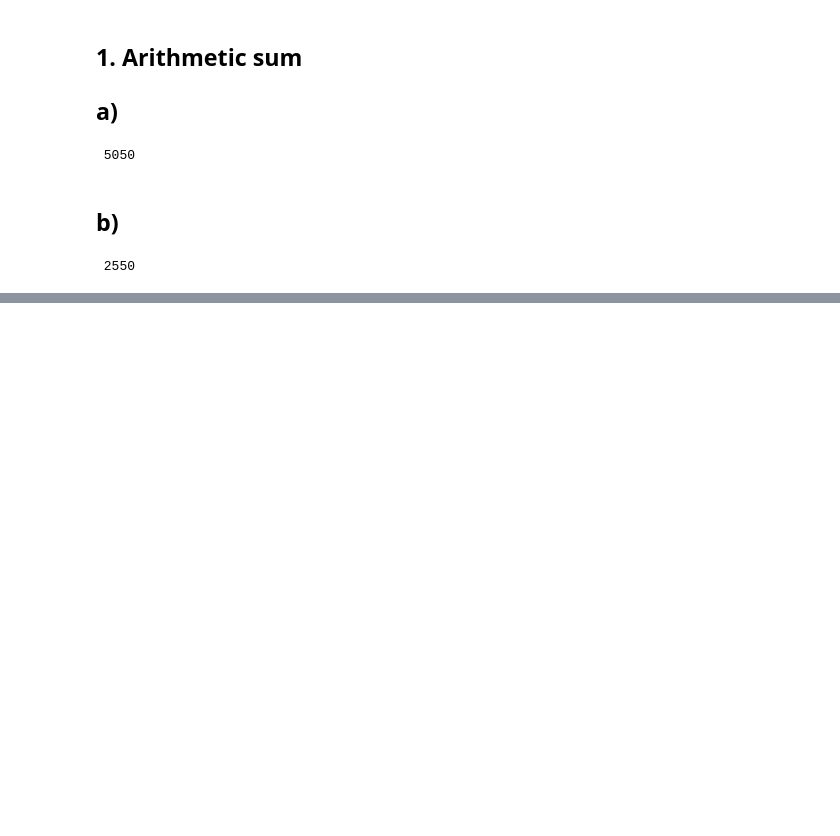
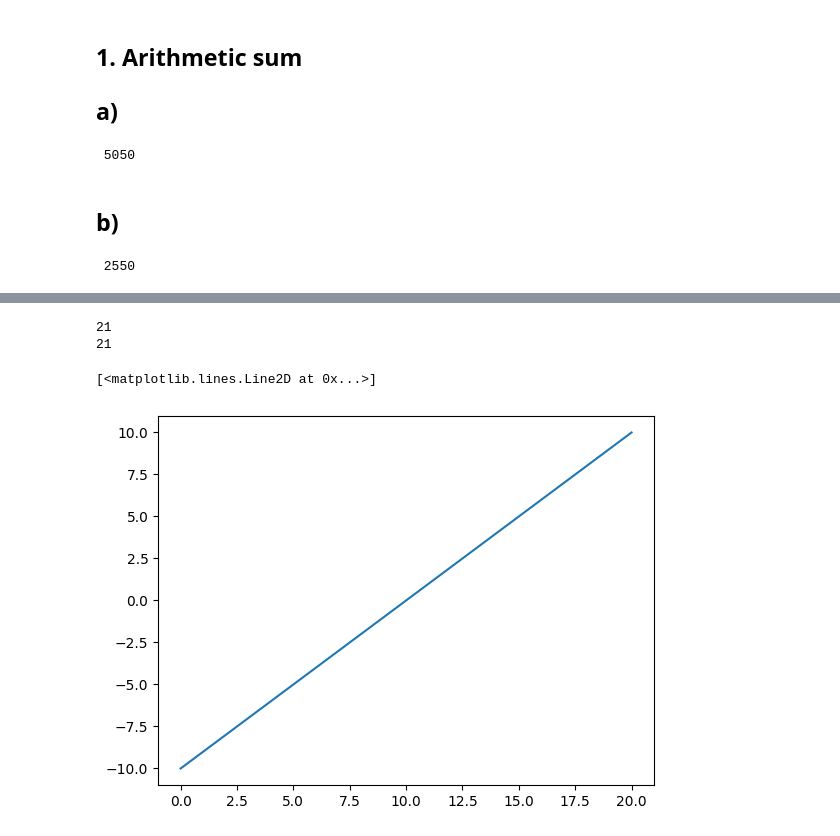
Before and after one commit to danlundh67/Python-Dan-Lund-OPA23, a Jupyter notebook: exercises/exercises-1-10.ipynb, the cells around one changed output, grey strips where cells are left out. Cells and saved outputs as stored; diff of their text form; code cells hidden in the pictures; blank space fills up the shorter version.

```diff
--- a/exercises/exercises-1-10.ipynb
+++ b/exercises/exercises-1-10.ipynb
@@ -310,0 +314,7 @@ print(f" {sum}")
+# %%
+number=int(input("Which mulitplication table do you want?"))
+start=int(input("State start of table :"))
+stopp=int(input("State stop of table :"))
+
+for x in range(start,stopp+1):
+    print(f"{x} * {number} = {number*x}")
@@ -310,0 +331,9 @@ print(f" {sum}")
+# %%
+start=1
+stopp=int(input("State faculty?"))
+y=1
+
+for x in range(start,stopp+1):
+    y=y*x
+
+print(f" {stopp}! = {y}")
@@ -310,0 +344,9 @@ print(f" {sum}")
+# %%
+xto=64
+y=1
+summa=1
+for x in range(2,xto+1):
+    y=y+y
+    summa=summa+y
+
+print(f"for {xto} steps the sum is {summa}")
@@ -310,0 +374,9 @@ print(f" {sum}")
+# %%
+import random
+menu=["vegetarisk lasagne", "spaghetti", "fisk", "grönsakssoppa", "pannkakor"]
+days=["monday","tuesday","wednesday","thursday","friday"]
+
+random.shuffle(menu)
+
+for i,x in enumerate(days):
+    print(f"{x} - {menu[i]}")
@@ -310,0 +393,14 @@ print(f" {sum}")
+# %%
+import matplotlib.pyplot as plt
+
+y=[x for x in range(-10,11)]
+x=[x for x in range(0,21)]
+
+print(f"{len(x)}\n{len(y)}")
+
+plt.plot(x,y)
+# %% [output]
+21
+21
+[<matplotlib.lines.Line2D at 0x...>]
+[figure, added]
```
Also changed, not shown: parts of 15 cells of this notebook.
